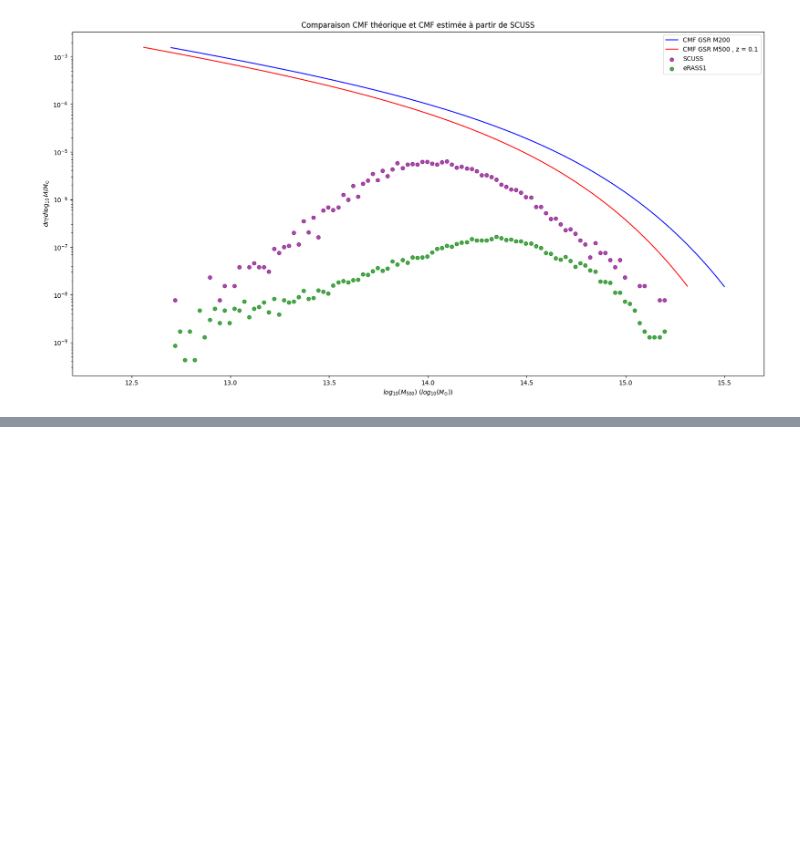
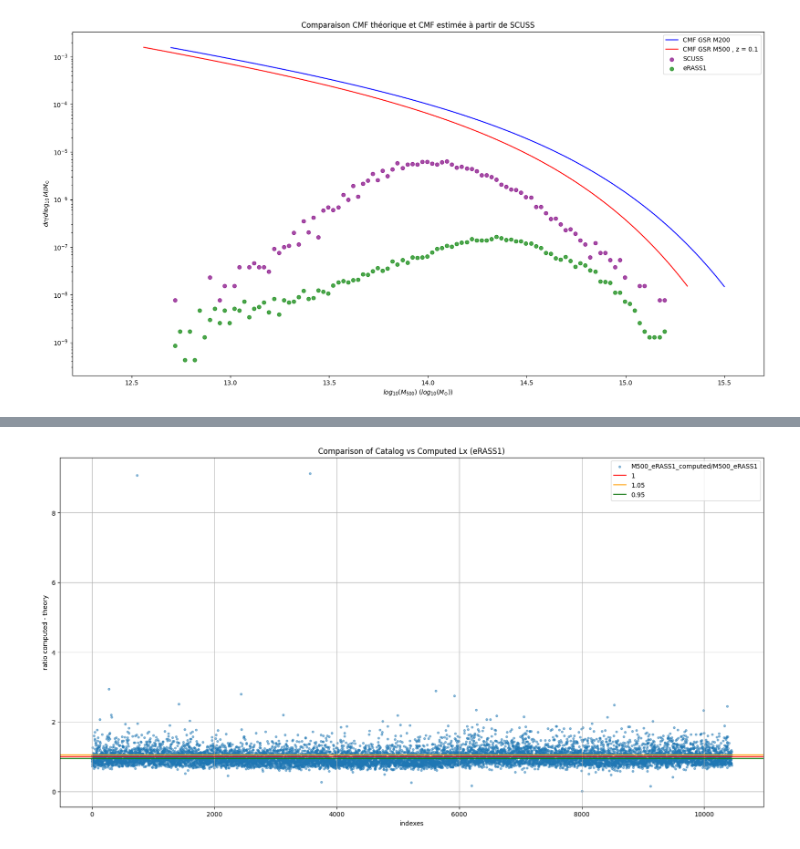
Before and after one commit to EmileD123/M2_Internship_clusters_cross_X_optical, a Jupyter notebook: caracterisation selection effects/test_conversion_MRP_M200_M500.ipynb, the cells around one changed output, grey strips where cells are left out. Saved outputs shown, nothing was run; the diff lists cells and outputs as text; code cells hidden in the pictures; blank space fills up the shorter version.

```diff
--- a/caracterisation selection effects/test_conversion_MRP_M200_M500.ipynb
+++ b/caracterisation selection effects/test_conversion_MRP_M200_M500.ipynb
@@ -300,0 +361,14 @@ plt.legend()
+# %%
+plt.figure(figsize=(20, 10))
+plt.scatter(np.arange(0,np.shape(ratio_M500_computed_theory)[0],1), ratio_M500_computed_theory, alpha=0.5, s=10,label =r'M500_eRASS1_computed/M500_eRASS1')
+plt.xlabel('indexes')
+plt.ylabel('ratio computed - theory')
+plt.title('Comparison of Catalog vs Computed Lx (eRASS1)')
+plt.axhline(y=1, color='red',label='1')
+plt.axhline(y=1.05, color='orange',label='1.05')
+plt.axhline(y=0.95, color='green',label='0.95')
+plt.legend()
+plt.grid(True)
+plt.show()
+# %% [output]
+[figure, added]
```
Also changed, not shown: parts of 17 cells of this notebook, 8 other files.
